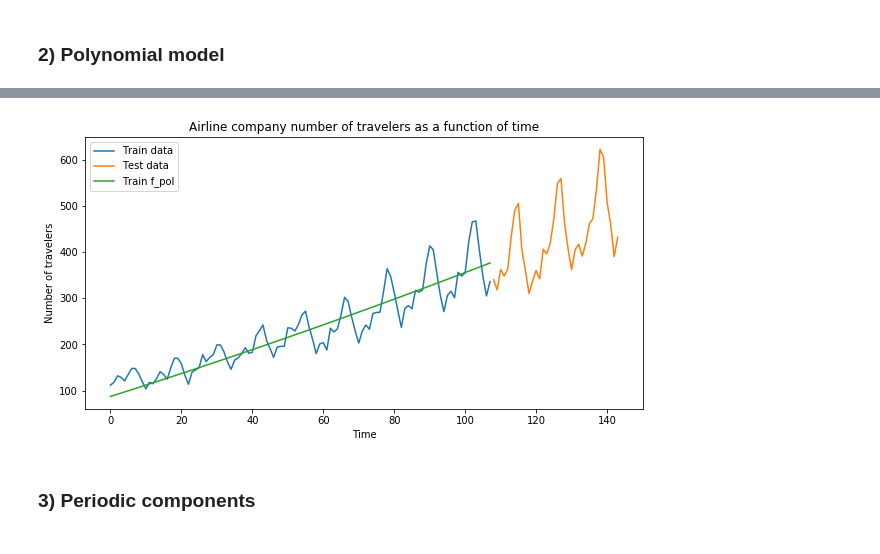
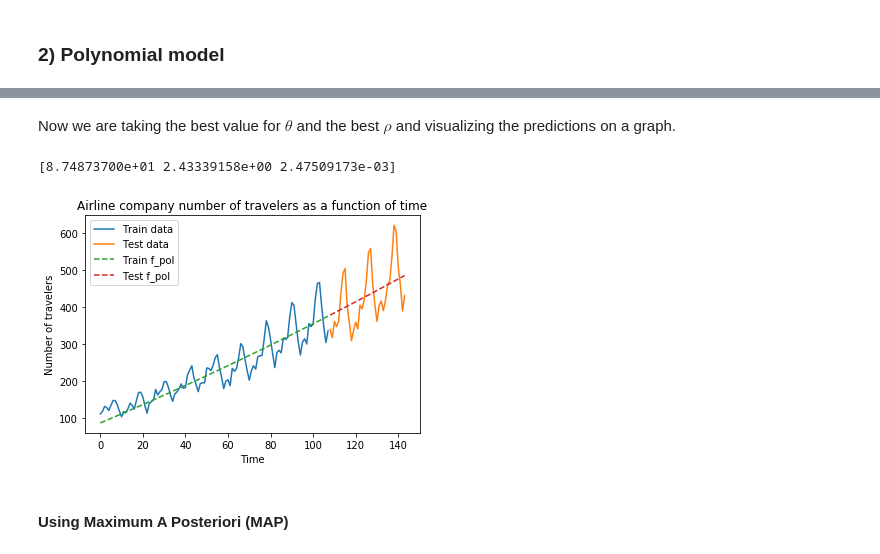
Before and after one commit to poupeaua/nolineal-reg, a Jupyter notebook: nolineal-reg.ipynb, the cells around one changed output, grey strips where cells are left out. Saved outputs shown, nothing was run; the diff lists cells and outputs as text; code cells hidden in the pictures.

```diff
--- a/nolineal-reg.ipynb
+++ b/nolineal-reg.ipynb
@@ -10,7 +10,7 @@ import scipy.optimize
 percent_train = 0.75
 
 # figure size
-plt.rcParams['figure.figsize'] = (10, 5)
+plt.rcParams['figure.figsize'] = (6, 4) # 16,9 para el notebook / 6,4 para el informe
 
 # import data to handle it easily after
 data = np.genfromtxt(fname="https://raw.githubusercontent.com/GAMES-UChile/Curso-Aprendizaje-de-Maquinas/master/datos/datosT2.txt")
@@ -72,7 +74,7 @@ def polyBaseMatrix(X, degree):
         phi_d_X = np.vstack((phi_d_X, X**d))
     return phi_d_X.T
 # %%
-def optimizerPolyMAP(X, Y, degree, rho=1):
+def optimizerPolyMCR(X, Y, degree, rho=1):
     """
         Compute the optimal parameters for a polynomial model.
         Warning : assert(len(X)==len(Y)) and degree >= 0.
@@ -147,30 +149,34 @@ for d in degree_values:
+# %% [markdown]
+Now we are taking the best value for $\theta$ and the best $\rho$ and visualizing the predictions on a graph.
 # %%
 # producing the best f_pol
 degree_value = 2
 rho_value = 4.61 # best grado 2, rho= 4.61
 
-opt_params = optimizerPolyMAP(X=X_train, Y=Y_train, degree=degree_value, rho=rho_value)
+opt_params = optimizerPolyMCR(X=X_train, Y=Y_train, degree=degree_value, rho=rho_value)
+print(opt_params)
 
 phi_d_X_train =  polyBaseMatrix(X=X_train, degree=degree_value)
 phi_d_X_test = polyBaseMatrix(X=X_test, degree=degree_value)
 
 Y_pred_train = np.matmul(opt_params, phi_d_X_train.T)
 Y_pred_test = np.matmul(opt_params, phi_d_X_test.T)
 
 # Defining f_pol
 f_pol = np.concatenate((Y_pred_train, Y_pred_test))
 
 # display real values
 plt.plot(X_train, Y_train, label="Train data")
 plt.plot(X_test, Y_test, label="Test data")
-plt.plot(X_train, Y_pred_train, label="Train f_pol")
-plt.plot()
+plt.plot(X_train, Y_pred_train, label="Train f_pol", linestyle="--")
+plt.plot(X_test, Y_pred_test, label="Test f_pol", linestyle="--")
 plt.title("Airline company number of travelers as a function of time")
 plt.xlabel("Time")
 plt.ylabel("Number of travelers")
 plt.legend()
 plt.show()
 # %% [output]
+[8.74873700e+01 2.43339158e+00 2.47509173e-03]
-[figure, old version]
+[figure, new version]
-# %% [markdown]
-### 3) Periodic components
+# %% [markdown]
+#### Using Maximum A Posteriori (MAP)
```
Also changed, not shown: parts of 17 cells of this notebook, 10 other files.
